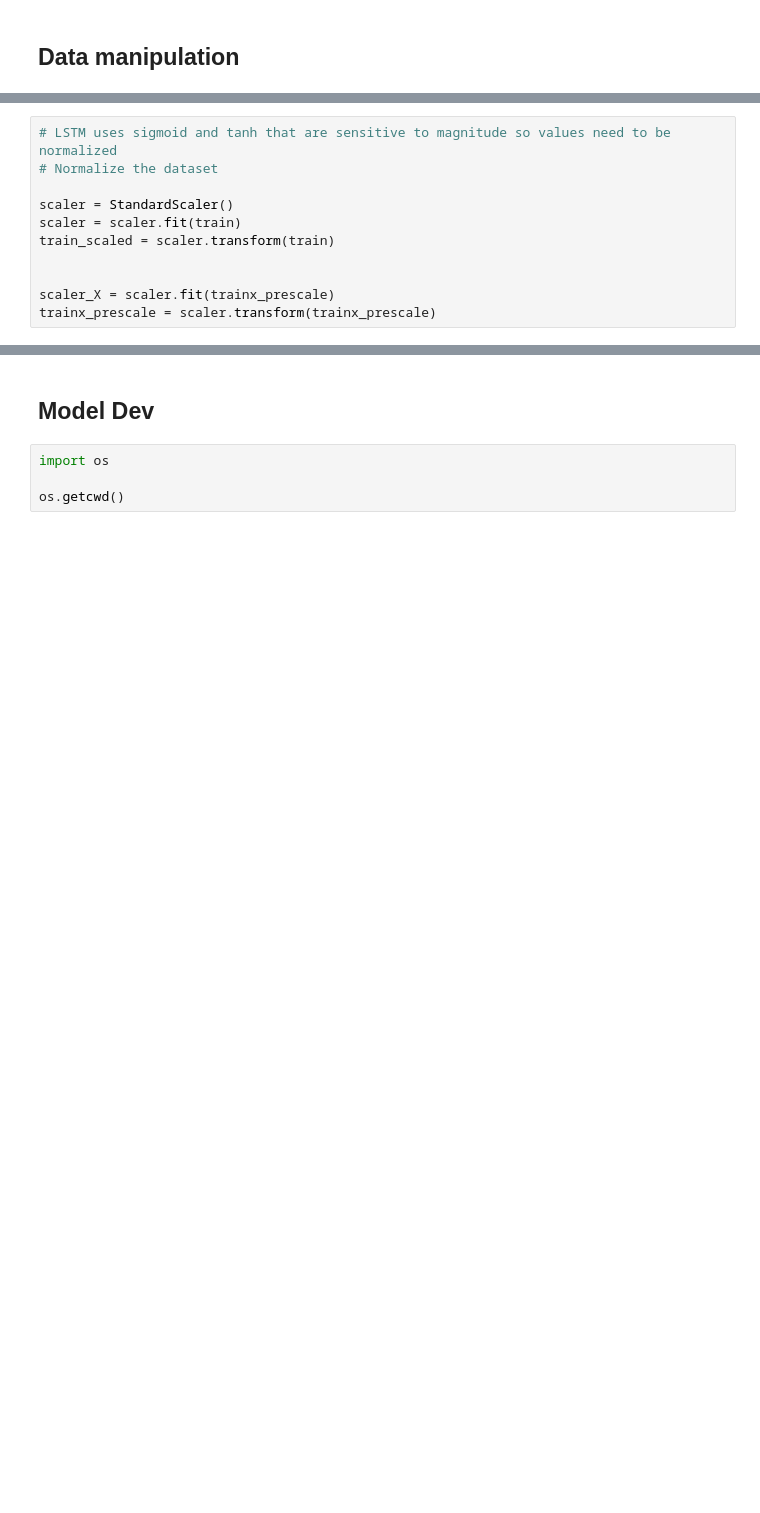
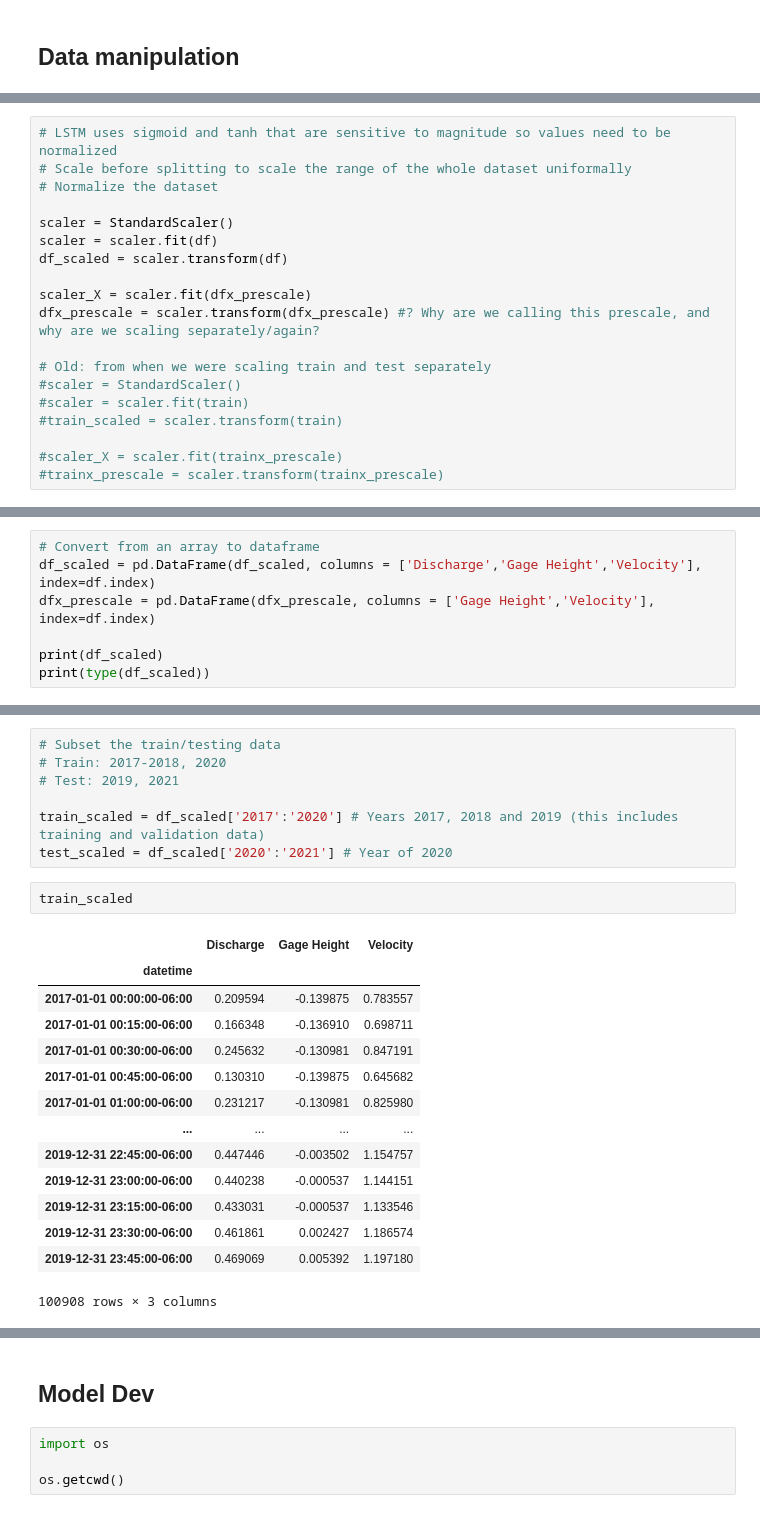
Before and after one commit to mikafur32/Hysterisis-ML-Modeling, a Jupyter notebook: LSTM Lag V2.ipynb, the cells around one changed output, grey strips where cells are left out. Saved outputs shown, nothing was run; the diff lists cells and outputs as text; blank space fills up the shorter version.

Commit message:
Changed scaling and broke it

```diff
--- a/LSTM Lag V2.ipynb
+++ b/LSTM Lag V2.ipynb
@@ -87,11 +81,19 @@ trainx_prescale = train.drop("Discharge", axis= 1)
 # %%
 # LSTM uses sigmoid and tanh that are sensitive to magnitude so values need to be normalized
+# Scale before splitting to scale the range of the whole dataset uniformally
 # Normalize the dataset
 
 scaler = StandardScaler()
-scaler = scaler.fit(train)
-train_scaled = scaler.transform(train)
+scaler = scaler.fit(df)
+df_scaled = scaler.transform(df)
 
+scaler_X = scaler.fit(dfx_prescale)
+dfx_prescale = scaler.transform(dfx_prescale) #? Why are we calling this prescale, and why are we scaling separately/again?
 
-scaler_X = scaler.fit(trainx_prescale)
-trainx_prescale = scaler.transform(trainx_prescale)
+# Old: from when we were scaling train and test separately
+#scaler = StandardScaler()
+#scaler = scaler.fit(train)
+#train_scaled = scaler.transform(train)
+
+#scaler_X = scaler.fit(trainx_prescale)
+#trainx_prescale = scaler.transform(trainx_prescale)
@@ -107,0 +110,7 @@ array([[-0.01233026,  1.34950998],
+# %%
+# Convert from an array to dataframe
+df_scaled = pd.DataFrame(df_scaled, columns = ['Discharge','Gage Height','Velocity'], index=df.index)
+dfx_prescale = pd.DataFrame(dfx_prescale, columns = ['Gage Height','Velocity'], index=df.index)
+
+print(df_scaled)
+print(type(df_scaled))
@@ -107,0 +134,24 @@ array([[-0.01233026,  1.34950998],
+# %%
+# Subset the train/testing data
+# Train: 2017-2018, 2020
+# Test: 2019, 2021
+
+train_scaled = df_scaled['2017':'2020'] # Years 2017, 2018 and 2019 (this includes training and validation data)
+test_scaled = df_scaled['2020':'2021'] # Year of 2020
+# %%
+train_scaled
+# %% [output]
+|  | Discharge | Gage Height | Velocity |
+| datetime |  |  |  |
+| 2017-01-01 00:00:00-06:00 | 0.209594 | -0.139875 | 0.783557 |
+| 2017-01-01 00:15:00-06:00 | 0.166348 | -0.136910 | 0.698711 |
+| 2017-01-01 00:30:00-06:00 | 0.245632 | -0.130981 | 0.847191 |
+| 2017-01-01 00:45:00-06:00 | 0.130310 | -0.139875 | 0.645682 |
+| 2017-01-01 01:00:00-06:00 | 0.231217 | -0.130981 | 0.825980 |
+| ... | ... | ... | ... |
+| 2019-12-31 22:45:00-06:00 | 0.447446 | -0.003502 | 1.154757 |
+| 2019-12-31 23:00:00-06:00 | 0.440238 | -0.000537 | 1.144151 |
+| 2019-12-31 23:15:00-06:00 | 0.433031 | -0.000537 | 1.133546 |
+| 2019-12-31 23:30:00-06:00 | 0.461861 | 0.002427 | 1.186574 |
+| 2019-12-31 23:45:00-06:00 | 0.469069 | 0.005392 | 1.197180 |
+100908 rows × 3 columns
```
Also changed, not shown: parts of 13 cells of this notebook.
